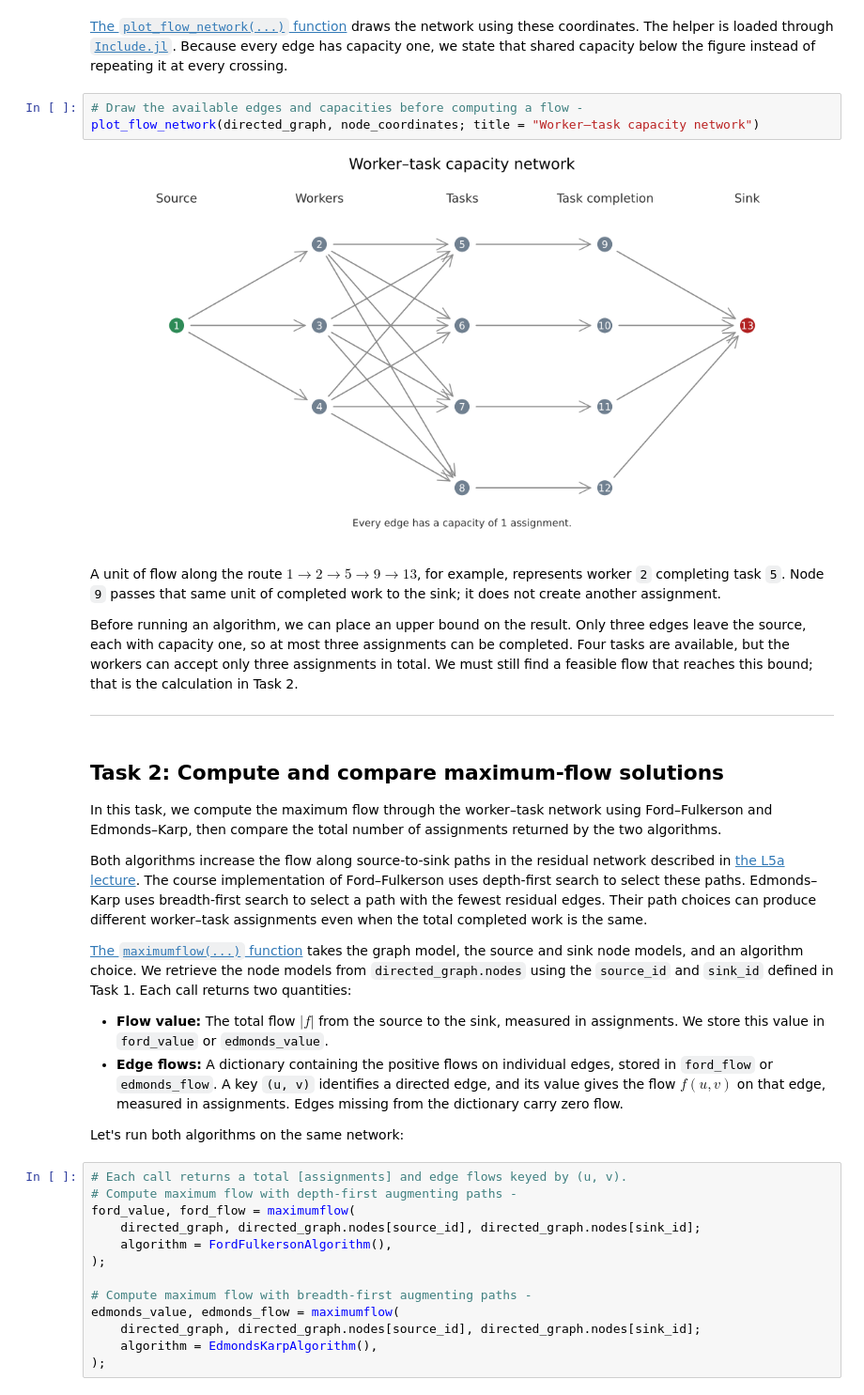
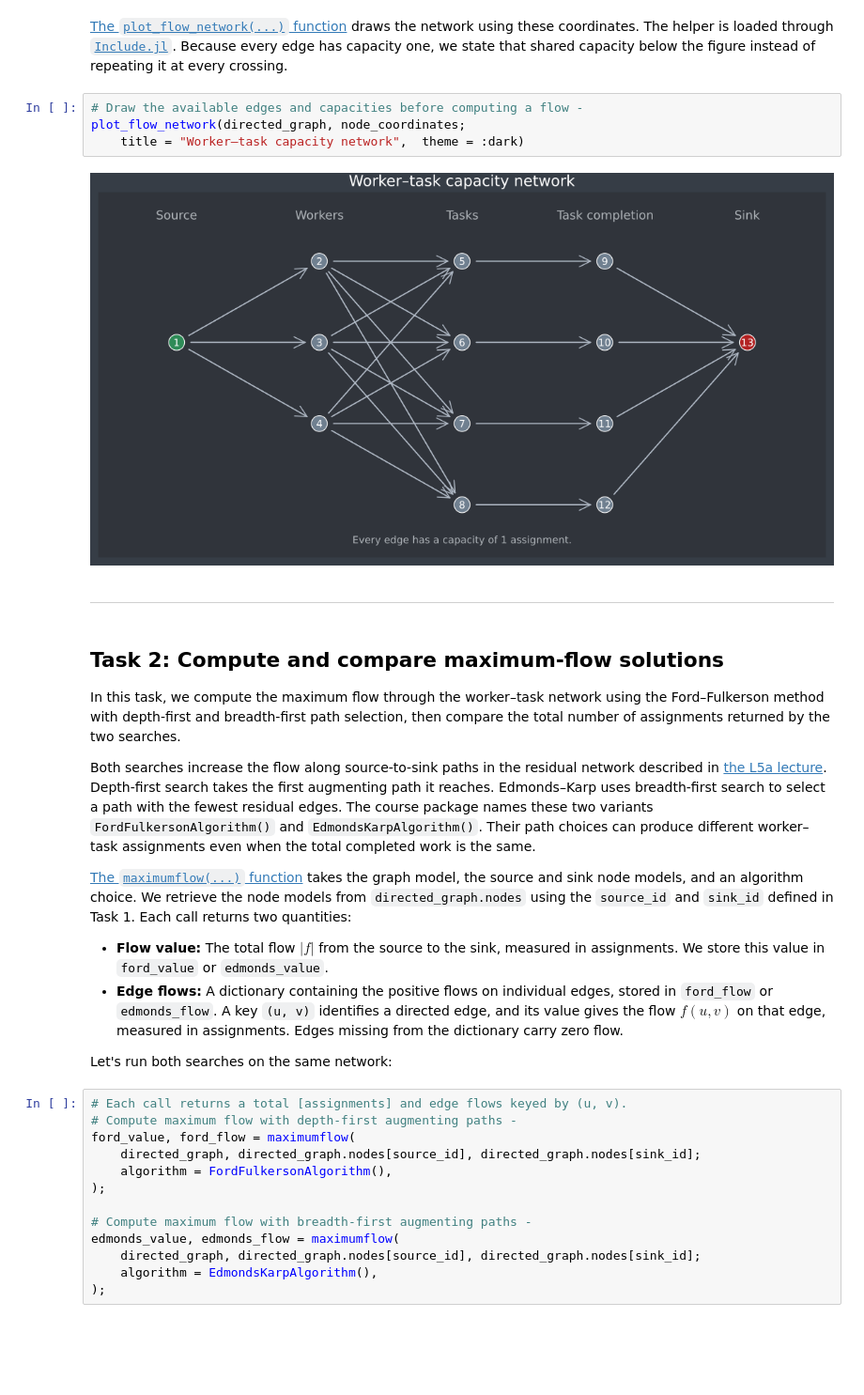
Before and after one commit to varnerlab/CHEME-5800-CourseRepository-Fall-2026, a Jupyter notebook: weeks/week-05/L5a/CHEME-5800-L5a-WorkedExample-MaximumFlow-Fall-2026.ipynb, the cells around one changed output. Shown at 94% size. Saved outputs shown, nothing was run; the diff lists cells and outputs as text; blank space fills up the shorter version.

```diff
--- a/weeks/week-05/L5a/CHEME-5800-L5a-WorkedExample-MaximumFlow-Fall-2026.ipynb
+++ b/weeks/week-05/L5a/CHEME-5800-L5a-WorkedExample-MaximumFlow-Fall-2026.ipynb
@@ -88,28 +89,25 @@ node_coordinates = [
 [The `plot_flow_network(...)` function](src/FlowPlots.jl) draws the network using these coordinates. The helper is loaded through [`Include.jl`](Include.jl). Because every edge has capacity one, we state that shared capacity below the figure instead of repeating it at every crossing.
 # %%
 # Draw the available edges and capacities before computing a flow -
-plot_flow_network(directed_graph, node_coordinates; title = "Worker–task capacity network")
+plot_flow_network(directed_graph, node_coordinates;
+    title = "Worker–task capacity network",  theme = :dark)
 # %% [output]
-[figure, old version]
+[figure, new version]
 # %% [markdown]
-A unit of flow along the route $1\to2\to5\to9\to13$, for example, represents worker `2` completing task `5`. Node `9` passes that same unit of completed work to the sink; it does not create another assignment.
-
-Before running an algorithm, we can place an upper bound on the result. Only three edges leave the source, each with capacity one, so at most three assignments can be completed. Four tasks are available, but the workers can accept only three assignments in total. We must still find a feasible flow that reaches this bound; that is the calculation in Task 2.
-
 ___
 # %% [markdown]
 ## Task 2: Compute and compare maximum-flow solutions
 
-In this task, we compute the maximum flow through the worker–task network using Ford–Fulkerson and Edmonds–Karp, then compare the total number of assignments returned by the two algorithms.
+In this task, we compute the maximum flow through the worker–task network using the Ford–Fulkerson method with depth-first and breadth-first path selection, then compare the total number of assignments returned by the two searches.
 
-Both algorithms increase the flow along source-to-sink paths in the residual network described in [the L5a lecture](CHEME-5800-L5a-Lecture-MaximumFlowProblems-Fall-2026.ipynb). The course implementation of Ford–Fulkerson uses depth-first search to select these paths. Edmonds–Karp uses breadth-first search to select a path with the fewest residual edges. Their path choices can produce different worker–task assignments even when the total completed work is the same.
+Both searches increase the flow along source-to-sink paths in the residual network described in [the L5a lecture](CHEME-5800-L5a-Lecture-MaximumFlowProblems-Fall-2026.ipynb). Depth-first search takes the first augmenting path it reaches. Edmonds–Karp uses breadth-first search to select a path with the fewest residual edges. The course package names these two variants `FordFulkersonAlgorithm()` and `EdmondsKarpAlgorithm()`. Their path choices can produce different worker–task assignments even when the total completed work is the same.
 
 [The `maximumflow(...)` function](https://varnerlab.org/CHEME-5800-CourseRepository-Fall-2026/dev/library/#VLDataScienceMachineLearningPackage.maximumflow-Union%7BTuple%7BT%7D%2C%20Tuple%7BT%2C%20MyGraphNodeModel%2C%20MyGraphNodeModel%7D%7D%20where%20T%3C%3AAbstractGraphModel) takes the graph model, the source and sink node models, and an algorithm choice. We retrieve the node models from `directed_graph.nodes` using the `source_id` and `sink_id` defined in Task 1. Each call returns two quantities:
 
 * **Flow value:** The total flow $|f|$ from the source to the sink, measured in assignments. We store this value in `ford_value` or `edmonds_value`.
 * **Edge flows:** A dictionary containing the positive flows on individual edges, stored in `ford_flow` or `edmonds_flow`. A key `(u, v)` identifies a directed edge, and its value gives the flow $f(u,v)$ on that edge, measured in assignments. Edges missing from the dictionary carry zero flow.
 
-Let's run both algorithms on the same network:
+Let's run both searches on the same network:
 # %%
 # Each call returns a total [assignments] and edge flows keyed by (u, v).
 # Compute maximum flow with depth-first augmenting paths -
```
Also changed, not shown: parts of 12 cells of this notebook, 11 other files.
